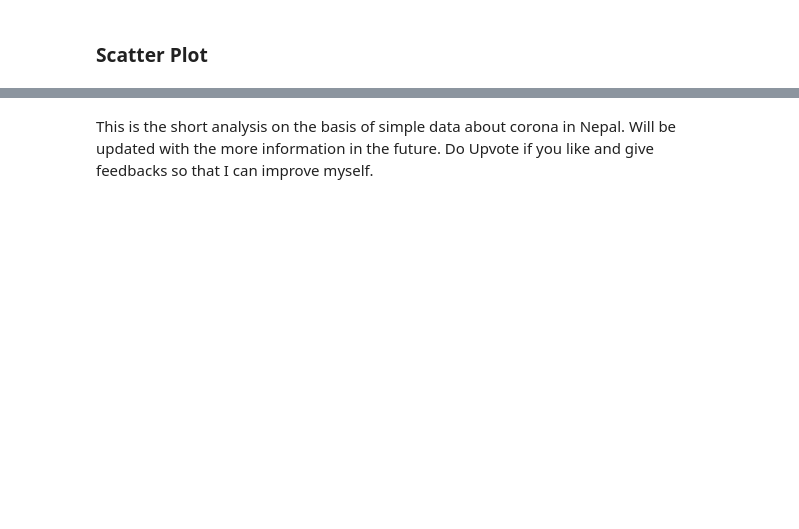
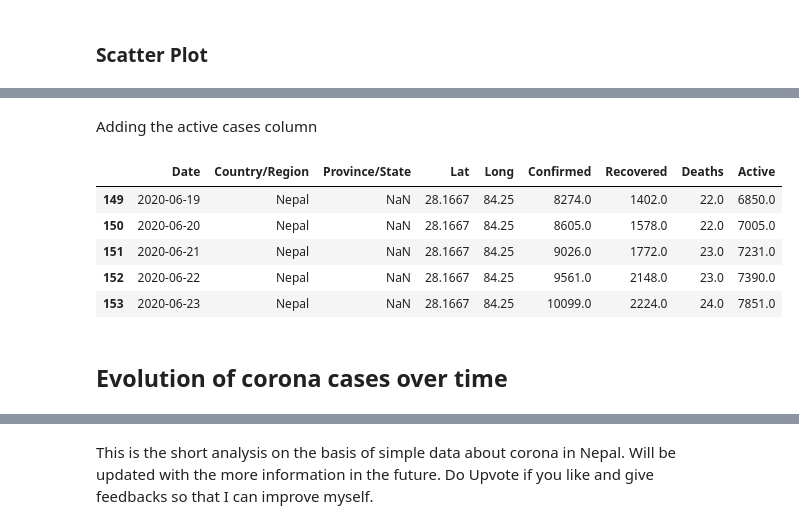
Before and after one commit to nirajpoudel/Python, a Jupyter notebook: Corona/corona-virus-analysis-in-nepal.ipynb, the cells around one changed output, grey strips where cells are left out. Saved outputs shown, nothing was run; the diff lists cells and outputs as text; code cells hidden in the pictures; blank space fills up the shorter version.

```diff
--- a/Corona/corona-virus-analysis-in-nepal.ipynb
+++ b/Corona/corona-virus-analysis-in-nepal.ipynb
@@ -420,0 +425,7 @@ fig.show()
+# %%
+import io
+import requests
+url="https://raw.githubusercontent.com/datasets/covid-19/master/data/time-series-19-covid-combined.csv"
+s=requests.get(url).content
+time_series_data = pd.read_csv(io.StringIO(s.decode('utf-8')))
+time_series_data.head()
@@ -420,0 +439,3 @@ fig.show()
+# %%
+Data_Nepal = time_series_data[(time_series_data['Country/Region'] == 'Nepal') ].reset_index(drop=True)
+Data_Nepal.head()
@@ -420,0 +449,15 @@ fig.show()
+# %% [markdown]
+Adding the active cases column
+# %%
+Data_Nepal['Active'] = Data_Nepal['Confirmed']-(Data_Nepal['Recovered'] + Data_Nepal['Deaths'])
+# %%
+Data_Nepal.tail()
+# %% [output]
+|  | Date | Country/Region | Province/State | Lat | Long | Confirmed | Recovered | Deaths | Active |
+| 149 | 2020-06-19 | Nepal | NaN | 28.1667 | 84.25 | 8274.0 | 1402.0 | 22.0 | 6850.0 |
+| 150 | 2020-06-20 | Nepal | NaN | 28.1667 | 84.25 | 8605.0 | 1578.0 | 22.0 | 7005.0 |
+| 151 | 2020-06-21 | Nepal | NaN | 28.1667 | 84.25 | 9026.0 | 1772.0 | 23.0 | 7231.0 |
+| 152 | 2020-06-22 | Nepal | NaN | 28.1667 | 84.25 | 9561.0 | 2148.0 | 23.0 | 7390.0 |
+| 153 | 2020-06-23 | Nepal | NaN | 28.1667 | 84.25 | 10099.0 | 2224.0 | 24.0 | 7851.0 |
+# %% [markdown]
+## Evolution of corona cases over time
```
Also changed, not shown: parts of 18 cells of this notebook.
